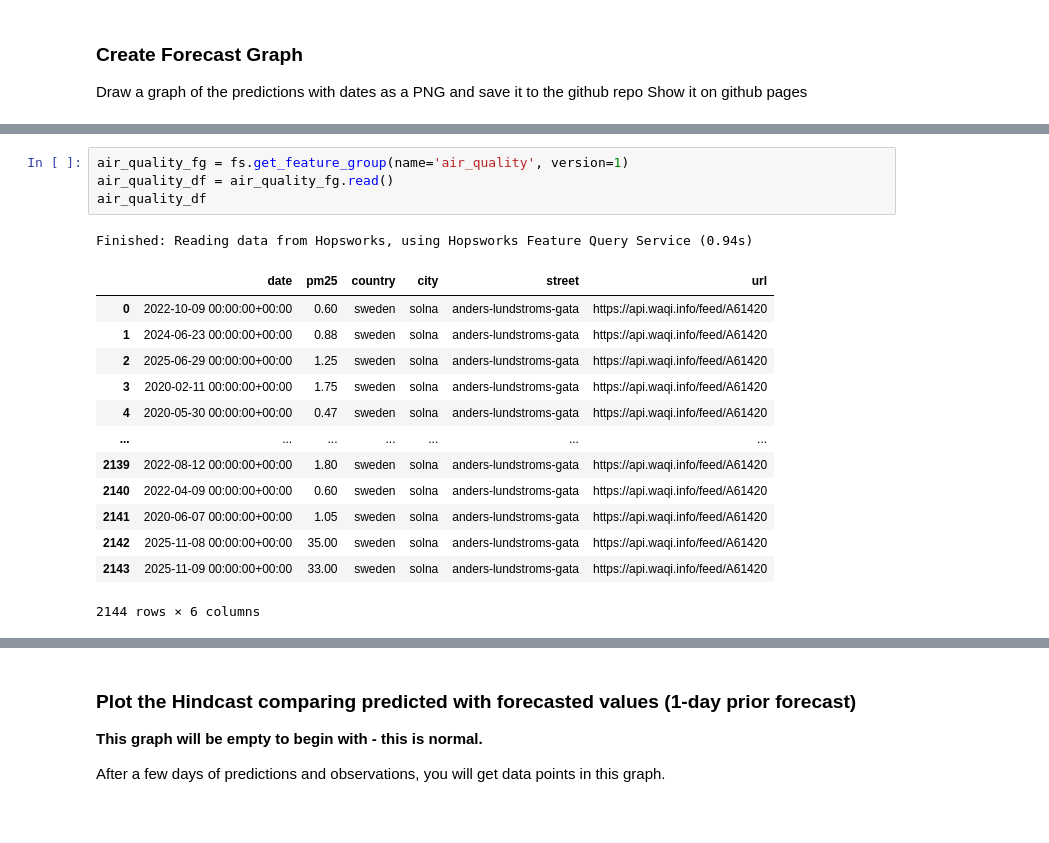
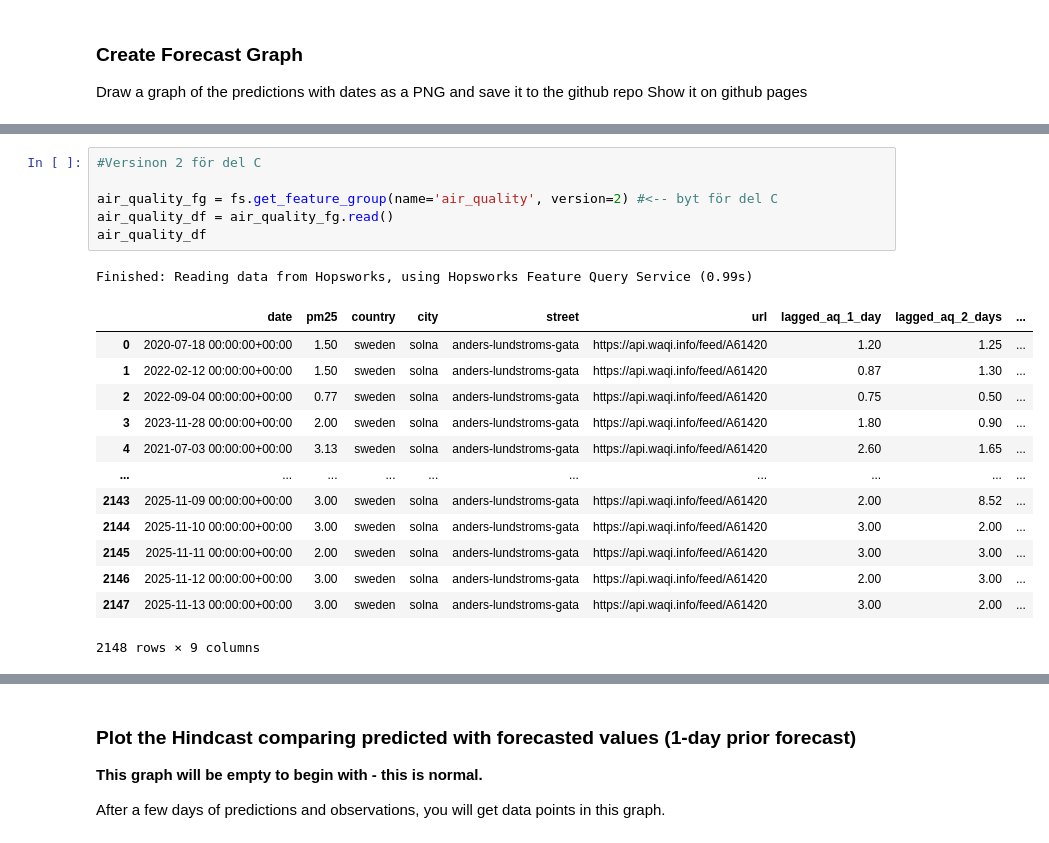
Before and after one commit to Isabell257/id2223-lab1, a Jupyter notebook: notebooks/airquality/4_air_quality_batch_inference.ipynb, the cells around one changed output, grey strips where cells are left out. Drawn from its saved outputs; the diff is of its cells as text.

```diff
--- a/notebooks/airquality/4_air_quality_batch_inference.ipynb
+++ b/notebooks/airquality/4_air_quality_batch_inference.ipynb
@@ -344,19 +342,21 @@ Finished: Reading data from Hopsworks, using Hopsworks Feature Query Service (1.
 # %%
-air_quality_fg = fs.get_feature_group(name='air_quality', version=1)
+#Versinon 2 för del C
+
+air_quality_fg = fs.get_feature_group(name='air_quality', version=2) #<-- byt för del C
 air_quality_df = air_quality_fg.read()
 air_quality_df
 # %% [output]
-Finished: Reading data from Hopsworks, using Hopsworks Feature Query Service (0.94s)
+Finished: Reading data from Hopsworks, using Hopsworks Feature Query Service (0.99s)
-|  | date | pm25 | country | city | street | url |
-| 0 | 2022-10-09 00:00:00+00:00 | 0.60 | sweden | solna | anders-lundstroms-gata | https://api.waqi.info/feed/A61420 |
-| 1 | 2024-06-23 00:00:00+00:00 | 0.88 | sweden | solna | anders-lundstroms-gata | https://api.waqi.info/feed/A61420 |
-| 2 | 2025-06-29 00:00:00+00:00 | 1.25 | sweden | solna | anders-lundstroms-gata | https://api.waqi.info/feed/A61420 |
-| 3 | 2020-02-11 00:00:00+00:00 | 1.75 | sweden | solna | anders-lundstroms-gata | https://api.waqi.info/feed/A61420 |
-| 4 | 2020-05-30 00:00:00+00:00 | 0.47 | sweden | solna | anders-lundstroms-gata | https://api.waqi.info/feed/A61420 |
-| ... | ... | ... | ... | ... | ... | ... |
-| 2139 | 2022-08-12 00:00:00+00:00 | 1.80 | sweden | solna | anders-lundstroms-gata | https://api.waqi.info/feed/A61420 |
-| 2140 | 2022-04-09 00:00:00+00:00 | 0.60 | sweden | solna | anders-lundstroms-gata | https://api.waqi.info/feed/A61420 |
-| 2141 | 2020-06-07 00:00:00+00:00 | 1.05 | sweden | solna | anders-lundstroms-gata | https://api.waqi.info/feed/A61420 |
-| 2142 | 2025-11-08 00:00:00+00:00 | 35.00 | sweden | solna | anders-lundstroms-gata | https://api.waqi.info/feed/A61420 |
-| 2143 | 2025-11-09 00:00:00+00:00 | 33.00 | sweden | solna | anders-lundstroms-gata | https://api.waqi.info/feed/A61420 |
+|  | date | pm25 | country | city | street | url | lagged_aq_1_day | lagged_aq_2_days | ... |
+| 0 | 2020-07-18 00:00:00+00:00 | 1.50 | sweden | solna | anders-lundstroms-gata | https://api.waqi.info/feed/A61420 | 1.20 | 1.25 | ... |
+| 1 | 2022-02-12 00:00:00+00:00 | 1.50 | sweden | solna | anders-lundstroms-gata | https://api.waqi.info/feed/A61420 | 0.87 | 1.30 | ... |
+| 2 | 2022-09-04 00:00:00+00:00 | 0.77 | sweden | solna | anders-lundstroms-gata | https://api.waqi.info/feed/A61420 | 0.75 | 0.50 | ... |
+| 3 | 2023-11-28 00:00:00+00:00 | 2.00 | sweden | solna | anders-lundstroms-gata | https://api.waqi.info/feed/A61420 | 1.80 | 0.90 | ... |
+| 4 | 2021-07-03 00:00:00+00:00 | 3.13 | sweden | solna | anders-lundstroms-gata | https://api.waqi.info/feed/A61420 | 2.60 | 1.65 | ... |
+| ... | ... | ... | ... | ... | ... | ... | ... | ... | ... |
+| 2143 | 2025-11-09 00:00:00+00:00 | 3.00 | sweden | solna | anders-lundstroms-gata | https://api.waqi.info/feed/A61420 | 2.00 | 8.52 | ... |
+| 2144 | 2025-11-10 00:00:00+00:00 | 3.00 | sweden | solna | anders-lundstroms-gata | https://api.waqi.info/feed/A61420 | 3.00 | 2.00 | ... |
+| 2145 | 2025-11-11 00:00:00+00:00 | 2.00 | sweden | solna | anders-lundstroms-gata | https://api.waqi.info/feed/A61420 | 3.00 | 3.00 | ... |
+| 2146 | 2025-11-12 00:00:00+00:00 | 3.00 | sweden | solna | anders-lundstroms-gata | https://api.waqi.info/feed/A61420 | 2.00 | 3.00 | ... |
+| 2147 | 2025-11-13 00:00:00+00:00 | 3.00 | sweden | solna | anders-lundstroms-gata | https://api.waqi.info/feed/A61420 | 3.00 | 2.00 | ... |
-2144 rows × 6 columns
+2148 rows × 9 columns
```
Also changed, not shown: parts of 16 cells of this notebook, 3 other files.
